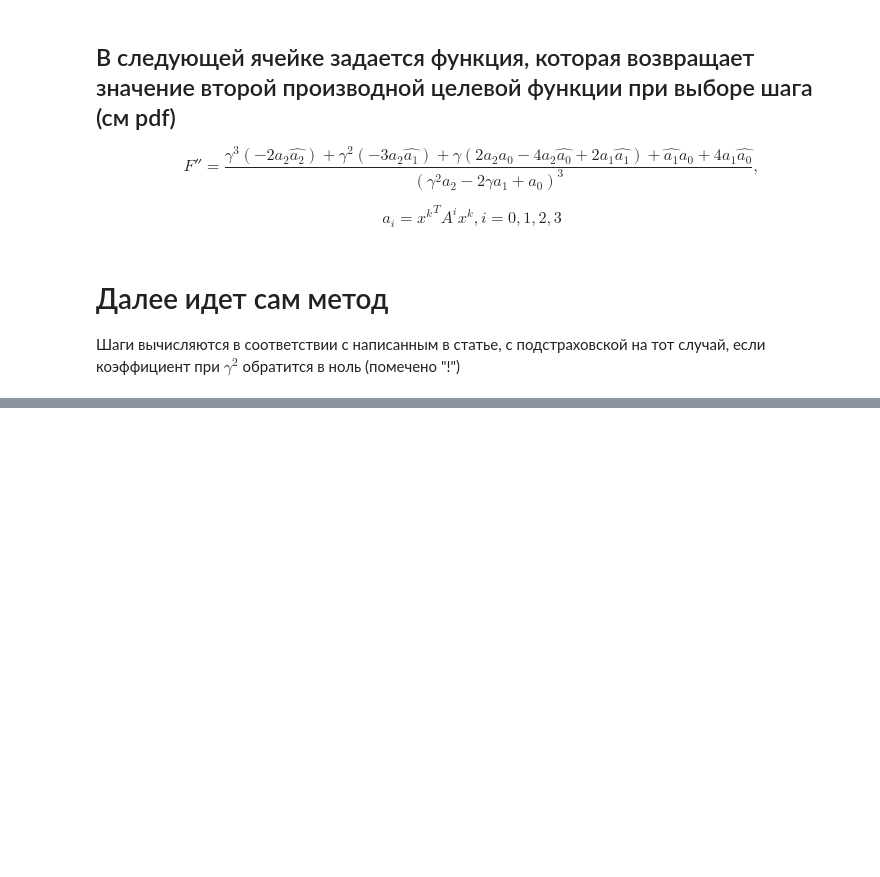
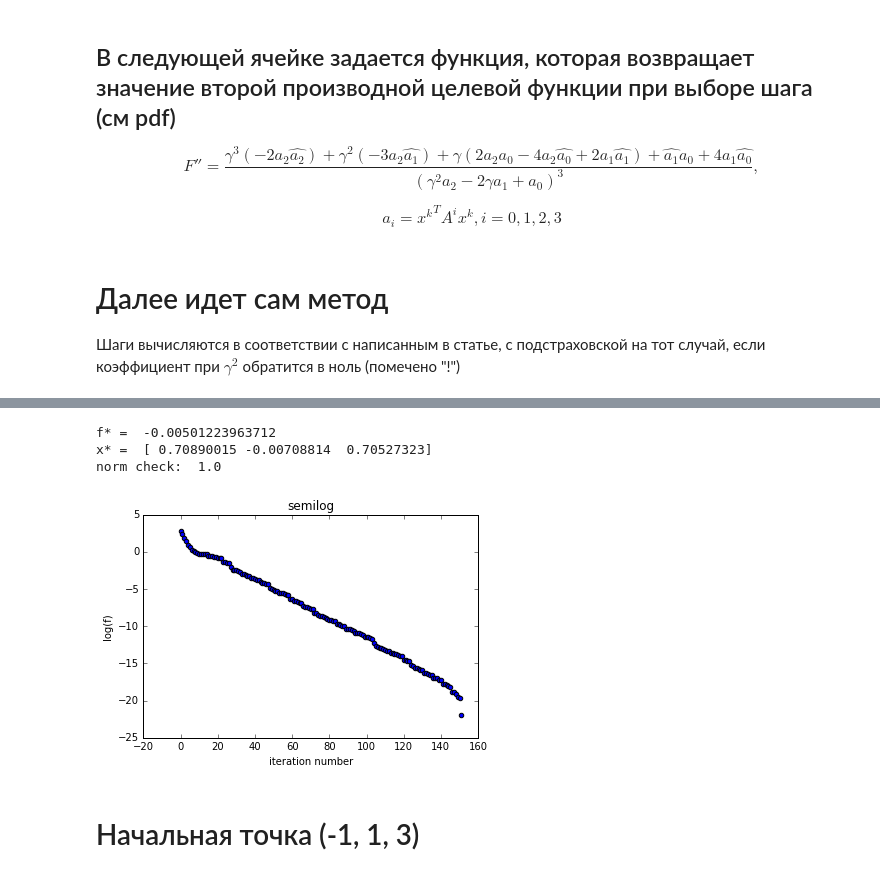
Before and after one commit to vjugor1/sphere, a Jupyter notebook: gradient_descent_on_sphere.ipynb, the cells around one changed output, grey strips where cells are left out. Drawn from its saved outputs; the diff is of its cells as text; code cells hidden in the pictures; blank space fills up the shorter version.

```diff
--- a/gradient_descent_on_sphere.ipynb
+++ b/gradient_descent_on_sphere.ipynb
@@ -131,0 +157,5 @@ norm check:  1.0
+# %%
+x0 = np.array([0., 1., 0.])
+xs = []
+fs = []
+x = method(A, x0, 1)
@@ -131,0 +180,23 @@ norm check:  1.0
+# %%
+print 'f* = ', x.dot(np.dot(A,x))
+print 'x* = ', x
+print 'norm check: ', np.linalg.norm(x)
+# %% [output]
+f* =  -0.00501223963712
+x* =  [ 0.70890015 -0.00708814  0.70527323]
+norm check:  1.0
+# %%
+fstar = fs[np.argmin(fs)]
+fminfstar = fs - np.ones(len(fs)) * fstar
+logf = np.log(np.hstack((fminfstar[:np.argmin(fs)], fminfstar[np.argmin(fs) + 1:])))
+
+plt.figure()
+plt.scatter(range(len(logf)), logf)
+plt.xlabel('iteration number')
+plt.ylabel('log(f)')
+plt.title('semilog')
+plt.show()
+# %% [output]
+[figure, added]
+# %% [markdown]
+# Начальная точка (-1, 1, 3)
```
Also changed, not shown: parts of 25 cells of this notebook, 1 other file.
